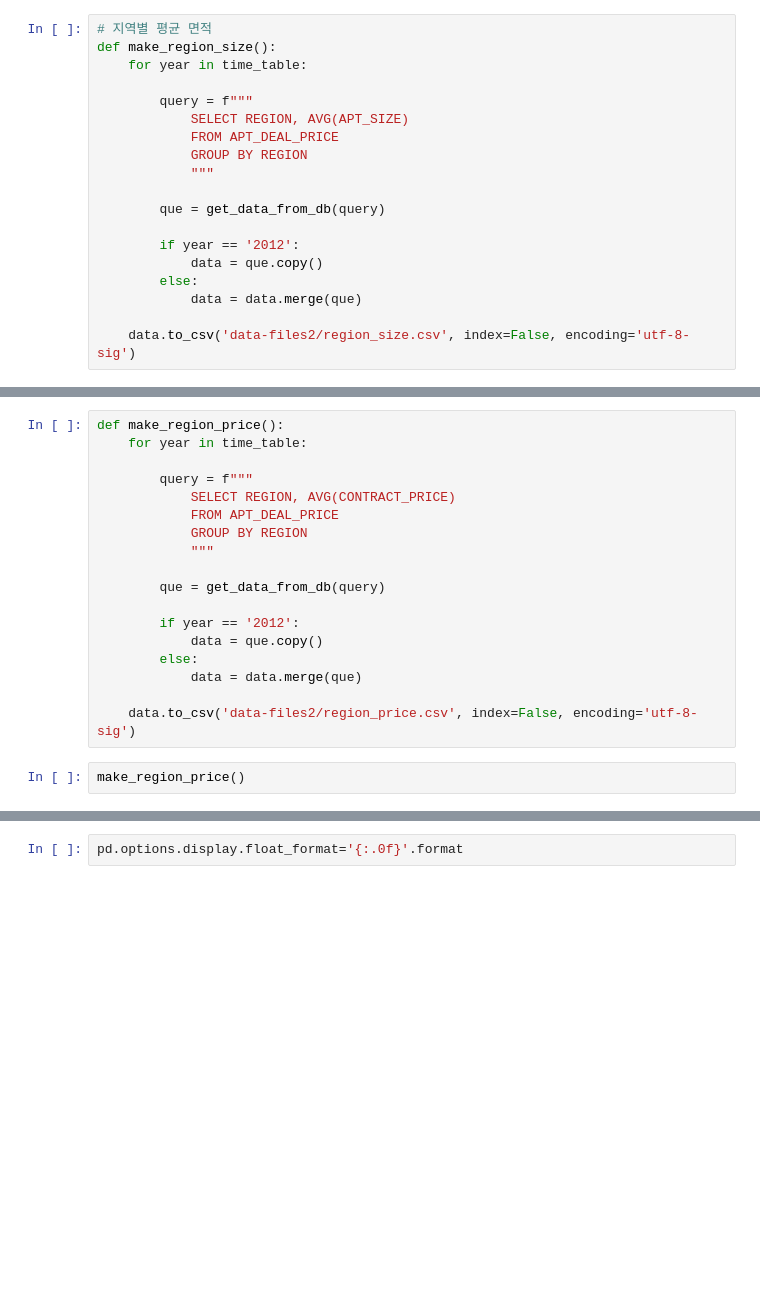
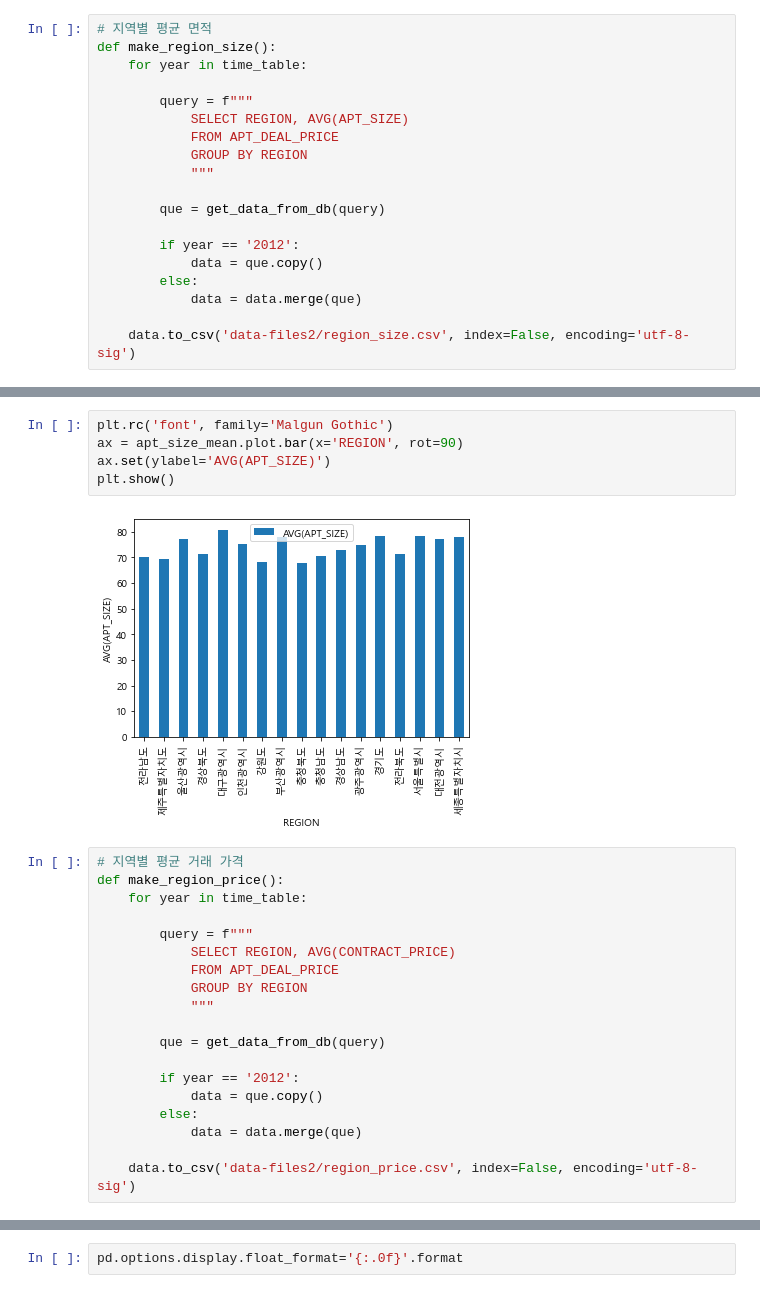
Before and after one commit to TTGGPP/hello_world, a Jupyter notebook: team_project/private_vv12390/work2.ipynb, the cells around one changed output, grey strips where cells are left out. Drawn from its saved outputs; the diff is of its cells as text; blank space fills up the shorter version.

```diff
--- a/team_project/private_vv12390/work2.ipynb
+++ b/team_project/private_vv12390/work2.ipynb
@@ -65,4 +140,12 @@ apt_size_mean
+# %%
+plt.rc('font', family='Malgun Gothic')
+ax = apt_size_mean.plot.bar(x='REGION', rot=90)
+ax.set(ylabel='AVG(APT_SIZE)')
+plt.show()
+# %% [output]
+[figure, added]
 # %%
+# 지역별 평균 거래 가격
 def make_region_price():
     for year in time_table:
 
@@ -80,5 +163,3 @@ def make_region_price():
             data = data.merge(que)
 
     data.to_csv('data-files2/region_price.csv', index=False, encoding='utf-8-sig')
-# %%
-make_region_price()
```
Also changed, not shown: parts of 20 cells of this notebook.
